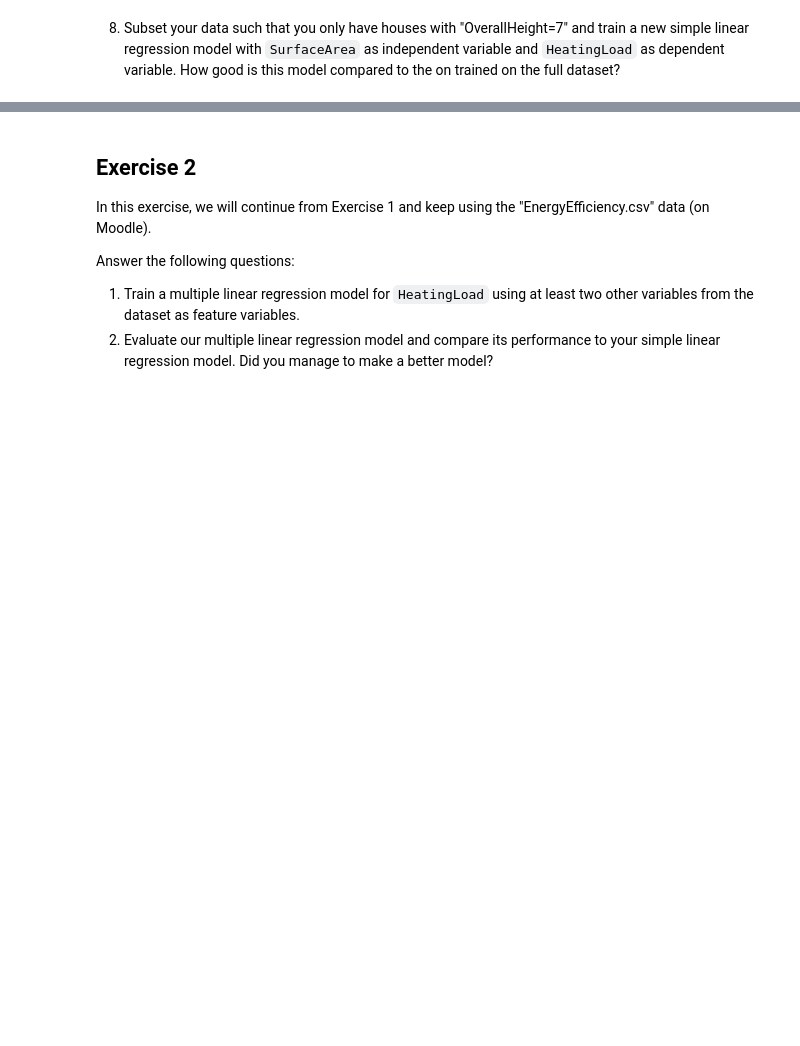
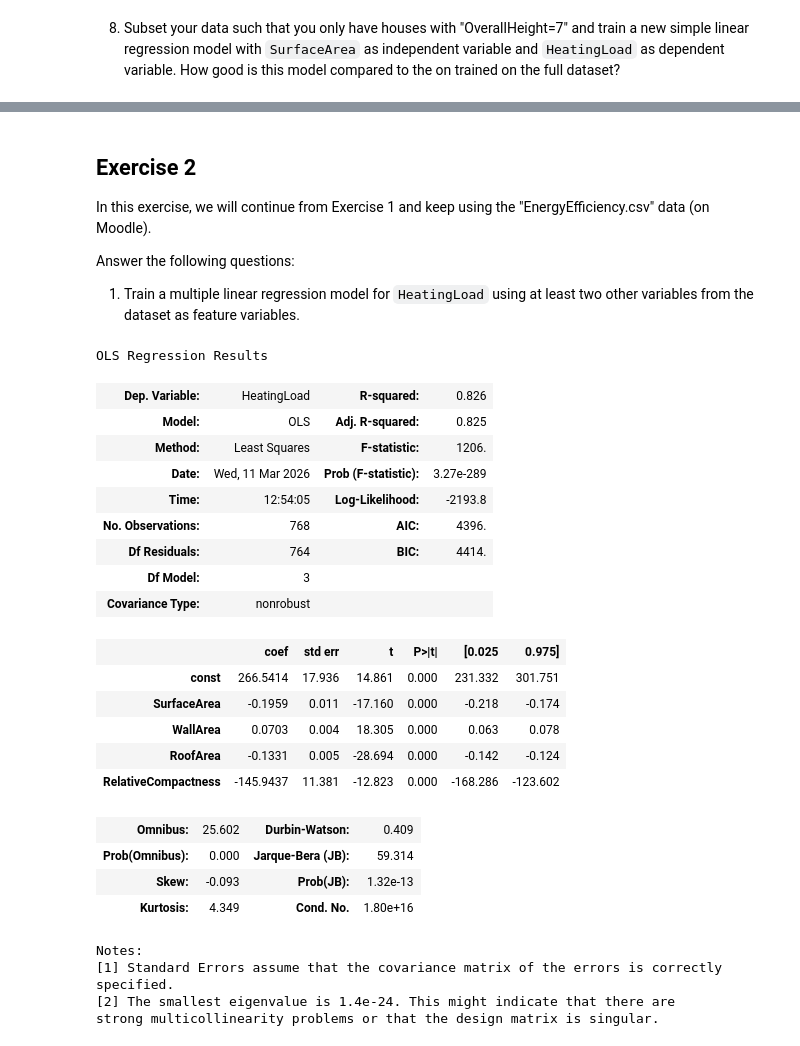
Before and after one commit to nikolajkring/Data-Things---Sem-2, a Jupyter notebook: 5) Linear regression/Exercises in linear regression.ipynb, the cells around one changed output, grey strips where cells are left out. Saved outputs shown, nothing was run; the diff lists cells and outputs as text; code cells hidden in the pictures; blank space fills up the shorter version.

```diff
--- a/5) Linear regression/Exercises in linear regression.ipynb
+++ b/5) Linear regression/Exercises in linear regression.ipynb
@@ -159,4 +173,3 @@ In this exercise, we will continue from Exercise 1 and keep using the "EnergyEff
 
 Answer the following questions:
 1. Train a multiple linear regression model for `HeatingLoad` using at least two other variables from the dataset as feature variables.
-2. Evaluate our multiple linear regression model and compare its performance to your simple linear regression model. Did you manage to make a better model?
@@ -164,0 +176,32 @@ Answer the following questions:
+# %%
+X = energy_data[['SurfaceArea', 'WallArea', 'RoofArea', 'RelativeCompactness']]
+X = sm.add_constant(X)
+y = energy_data['HeatingLoad']
+
+multi_model = sm.OLS(y, X).fit()
+multi_model.summary()
+# %% [output]
+OLS Regression Results
+| Dep. Variable: | HeatingLoad | R-squared: | 0.826 |
+| Model: | OLS | Adj. R-squared: | 0.825 |
+| Method: | Least Squares | F-statistic: | 1206. |
+| Date: | Wed, 11 Mar 2026 | Prob (F-statistic): | 3.27e-289 |
+| Time: | 12:54:05 | Log-Likelihood: | -2193.8 |
+| No. Observations: | 768 | AIC: | 4396. |
+| Df Residuals: | 764 | BIC: | 4414. |
+| Df Model: | 3 |  |  |
+| Covariance Type: | nonrobust |  |  |
+|  | coef | std err | t | P>|t| | [0.025 | 0.975] |
+| const | 266.5414 | 17.936 | 14.861 | 0.000 | 231.332 | 301.751 |
+| SurfaceArea | -0.1959 | 0.011 | -17.160 | 0.000 | -0.218 | -0.174 |
+| WallArea | 0.0703 | 0.004 | 18.305 | 0.000 | 0.063 | 0.078 |
+| RoofArea | -0.1331 | 0.005 | -28.694 | 0.000 | -0.142 | -0.124 |
+| RelativeCompactness | -145.9437 | 11.381 | -12.823 | 0.000 | -168.286 | -123.602 |
+| Omnibus: | 25.602 | Durbin-Watson: | 0.409 |
+| Prob(Omnibus): | 0.000 | Jarque-Bera (JB): | 59.314 |
+| Skew: | -0.093 | Prob(JB): | 1.32e-13 |
+| Kurtosis: | 4.349 | Cond. No. | 1.80e+16 |
+Notes:
+[1] Standard Errors assume that the covariance matrix of the errors is correctly specified.
+[2] The smallest eigenvalue is 1.4e-24. This might indicate that there are
+strong multicollinearity problems or that the design matrix is singular.
```
Also changed, not shown: parts of 20 cells of this notebook, 2 other files.
